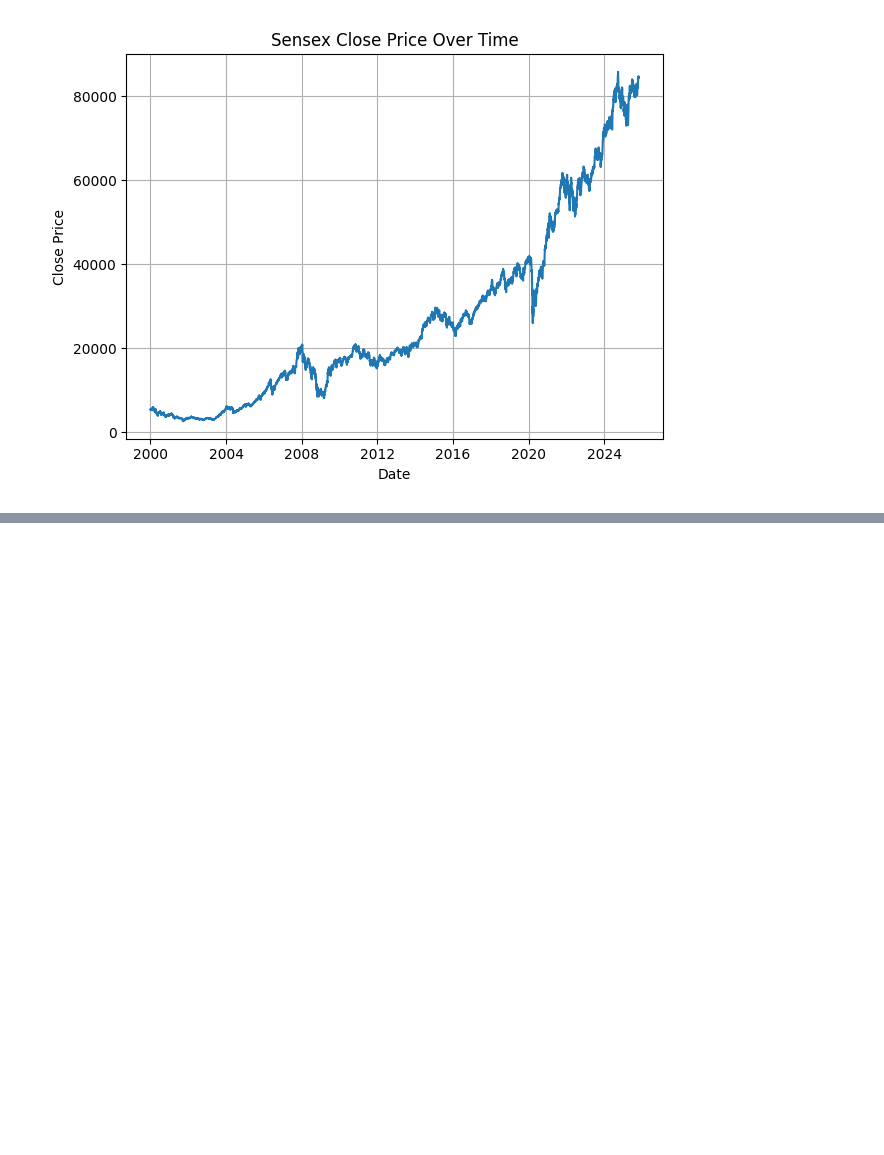
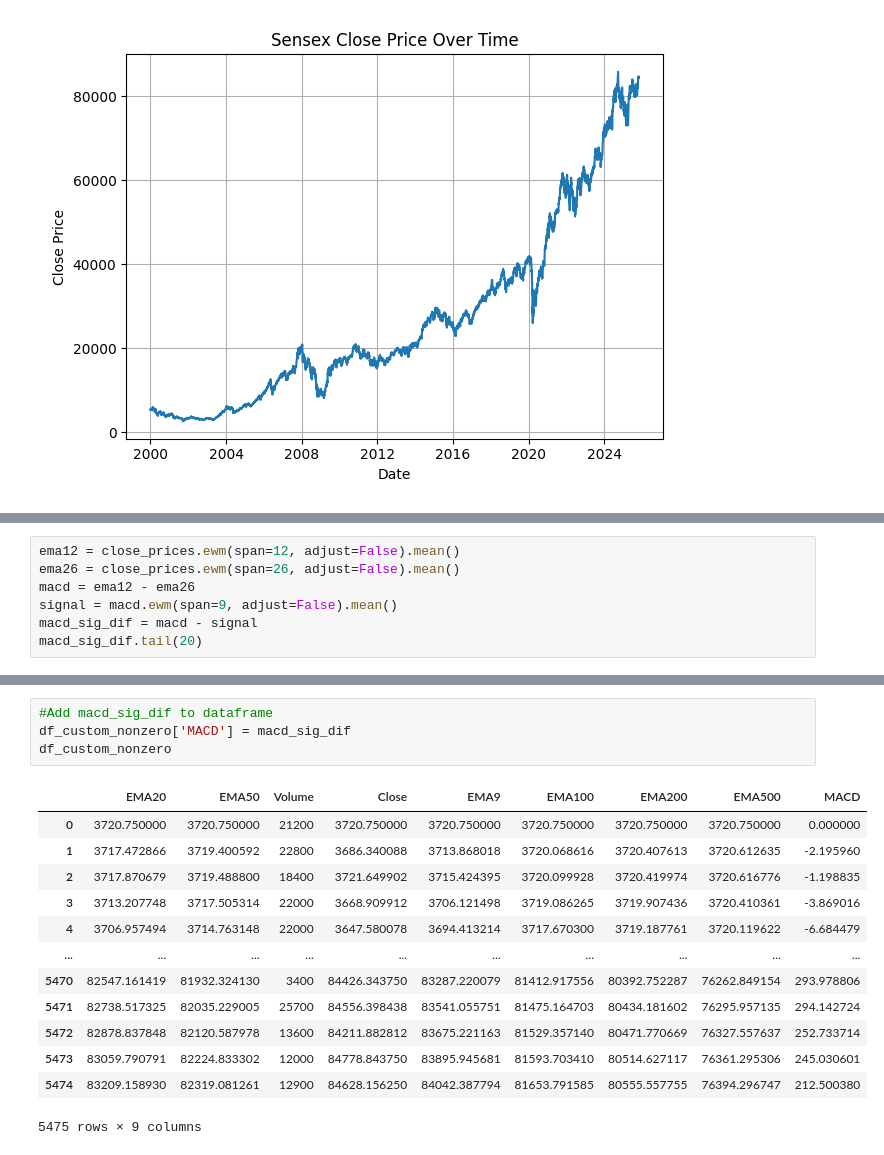
Before and after one commit to Ovaserashid/Stockmarketanalysis, a Jupyter notebook: data/transform.ipynb, the cells around one changed output, grey strips where cells are left out. Saved outputs shown, nothing was run; the diff lists cells and outputs as text; blank space fills up the shorter version.

```diff
--- a/data/transform.ipynb
+++ b/data/transform.ipynb
@@ -158,0 +126,7 @@ df2
+# %%
+ema12 = close_prices.ewm(span=12, adjust=False).mean()
+ema26 = close_prices.ewm(span=26, adjust=False).mean()
+macd = ema12 - ema26
+signal = macd.ewm(span=9, adjust=False).mean()
+macd_sig_dif = macd - signal
+macd_sig_dif.tail(20)
@@ -158,0 +151,18 @@ df2
+# %%
+#Add macd_sig_dif to dataframe
+df_custom_nonzero['MACD'] = macd_sig_dif
+df_custom_nonzero
+# %% [output]
+|  | EMA20 | EMA50 | Volume | Close | EMA9 | EMA100 | EMA200 | EMA500 | MACD |
+| 0 | 3720.750000 | 3720.750000 | 21200 | 3720.750000 | 3720.750000 | 3720.750000 | 3720.750000 | 3720.750000 | 0.000000 |
+| 1 | 3717.472866 | 3719.400592 | 22800 | 3686.340088 | 3713.868018 | 3720.068616 | 3720.407613 | 3720.612635 | -2.195960 |
+| 2 | 3717.870679 | 3719.488800 | 18400 | 3721.649902 | 3715.424395 | 3720.099928 | 3720.419974 | 3720.616776 | -1.198835 |
+| 3 | 3713.207748 | 3717.505314 | 22000 | 3668.909912 | 3706.121498 | 3719.086265 | 3719.907436 | 3720.410361 | -3.869016 |
+| 4 | 3706.957494 | 3714.763148 | 22000 | 3647.580078 | 3694.413214 | 3717.670300 | 3719.187761 | 3720.119622 | -6.684479 |
+| ... | ... | ... | ... | ... | ... | ... | ... | ... | ... |
+| 5470 | 82547.161419 | 81932.324130 | 3400 | 84426.343750 | 83287.220079 | 81412.917556 | 80392.752287 | 76262.849154 | 293.978806 |
+| 5471 | 82738.517325 | 82035.229005 | 25700 | 84556.398438 | 83541.055751 | 81475.164703 | 80434.181602 | 76295.957135 | 294.142724 |
+| 5472 | 82878.837848 | 82120.587978 | 13600 | 84211.882812 | 83675.221163 | 81529.357140 | 80471.770669 | 76327.557637 | 252.733714 |
+| 5473 | 83059.790791 | 82224.833302 | 12000 | 84778.843750 | 83895.945681 | 81593.703410 | 80514.627117 | 76361.295306 | 245.030601 |
+| 5474 | 83209.158930 | 82319.081261 | 12900 | 84628.156250 | 84042.387794 | 81653.791585 | 80555.557755 | 76394.296747 | 212.500380 |
+5475 rows × 9 columns
```
Also changed, not shown: parts of 16 cells of this notebook.
